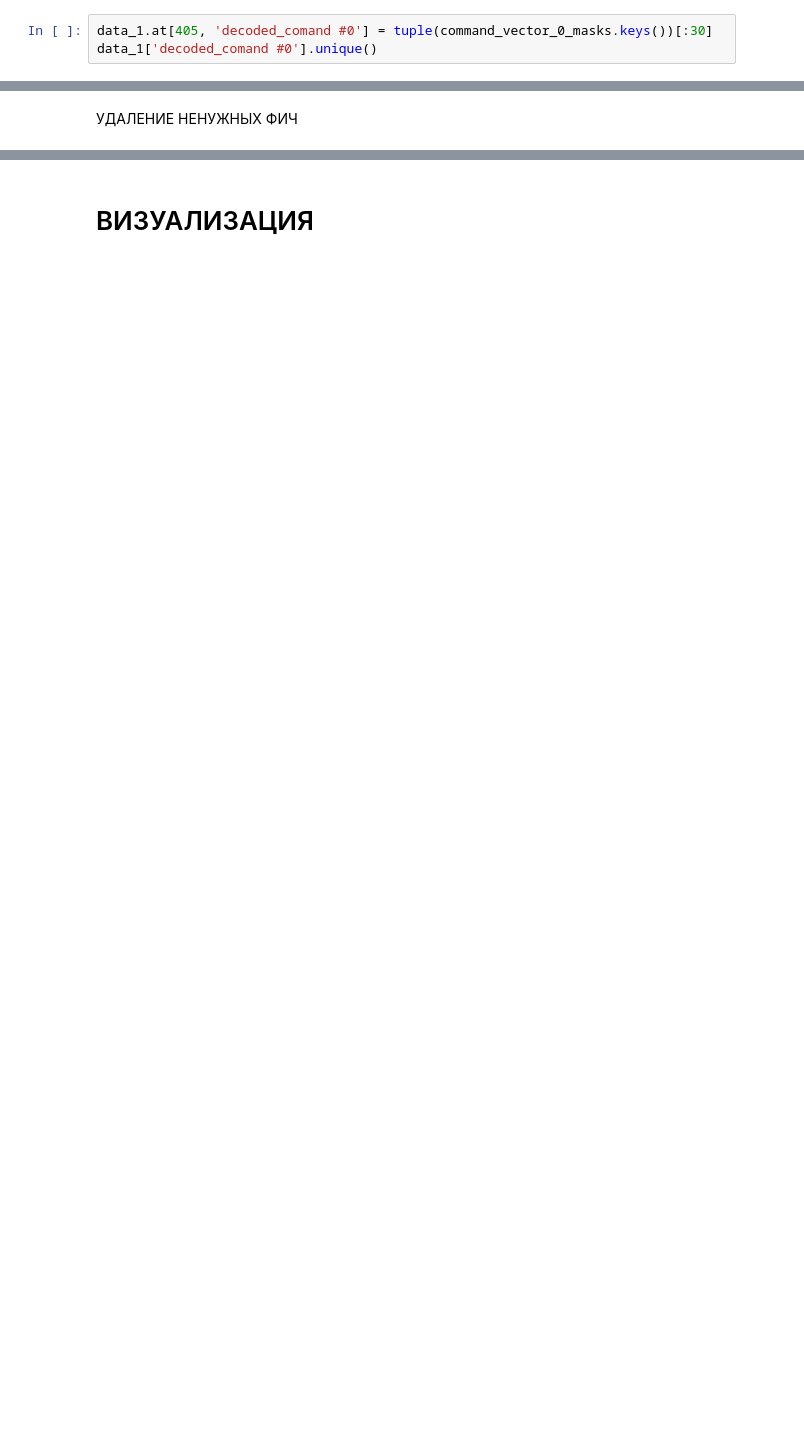
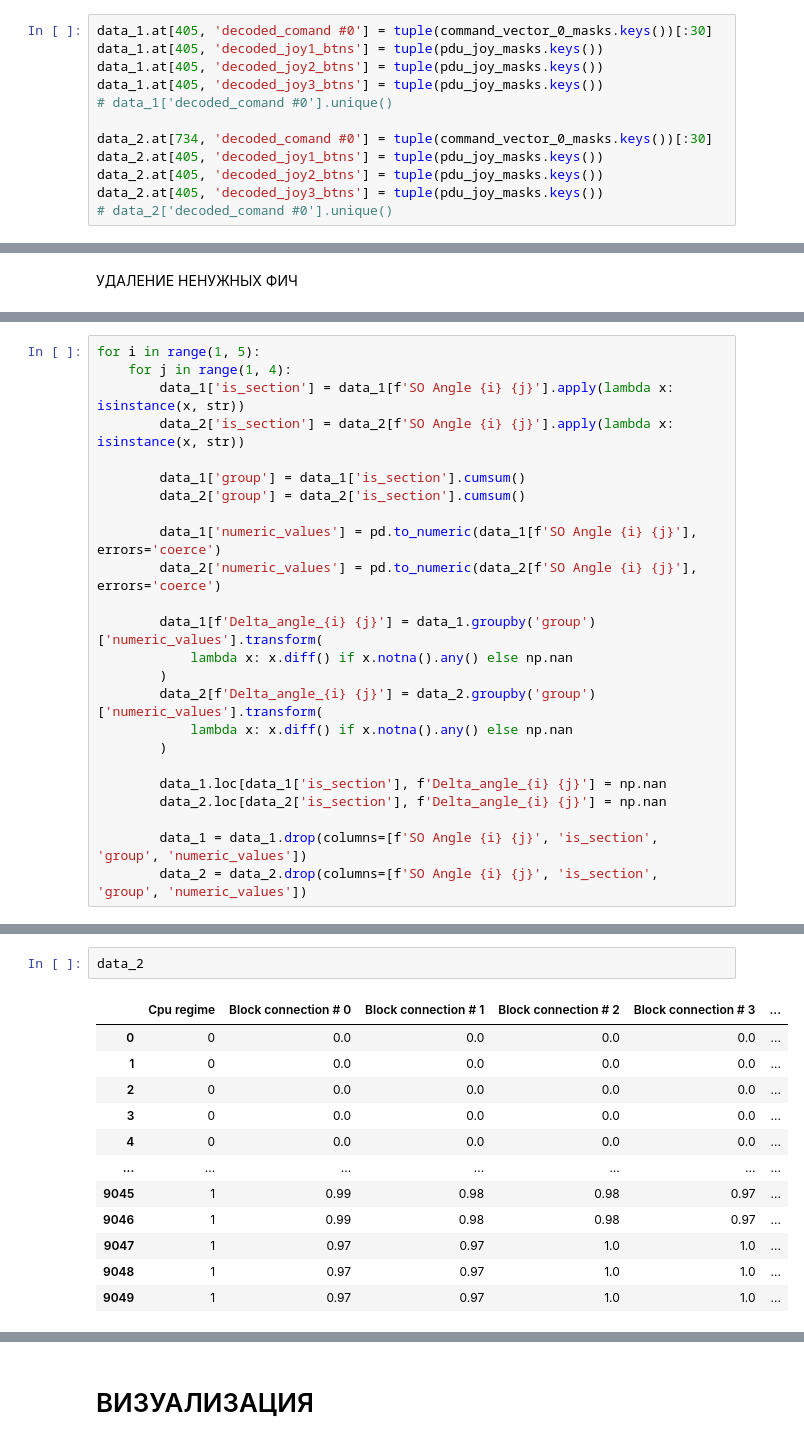
Before and after one commit to Astal2307/PracticeROSAtom, a Jupyter notebook: data_analyze.ipynb, the cells around one changed output, grey strips where cells are left out. Saved outputs shown, nothing was run; the diff lists cells and outputs as text; blank space fills up the shorter version.

```diff
--- a/data_analyze.ipynb
+++ b/data_analyze.ipynb
@@ -218,3 +203,12 @@ data_1[data_1['Timestamp'] == 'Timestamp'] # 405
 # %%
 data_1.at[405, 'decoded_comand #0'] = tuple(command_vector_0_masks.keys())[:30]
-data_1['decoded_comand #0'].unique()
+data_1.at[405, 'decoded_joy1_btns'] = tuple(pdu_joy_masks.keys())
+data_1.at[405, 'decoded_joy2_btns'] = tuple(pdu_joy_masks.keys())
+data_1.at[405, 'decoded_joy3_btns'] = tuple(pdu_joy_masks.keys())
+# data_1['decoded_comand #0'].unique()
+
+data_2.at[734, 'decoded_comand #0'] = tuple(command_vector_0_masks.keys())[:30]
+data_2.at[405, 'decoded_joy1_btns'] = tuple(pdu_joy_masks.keys())
+data_2.at[405, 'decoded_joy2_btns'] = tuple(pdu_joy_masks.keys())
+data_2.at[405, 'decoded_joy3_btns'] = tuple(pdu_joy_masks.keys())
+# data_2['decoded_comand #0'].unique()
@@ -293,0 +410,24 @@ for i in range(7, 16):
+# %%
+for i in range(1, 5):
+    for j in range(1, 4):
+        data_1['is_section'] = data_1[f'SO Angle {i} {j}'].apply(lambda x: isinstance(x, str))
+        data_2['is_section'] = data_2[f'SO Angle {i} {j}'].apply(lambda x: isinstance(x, str))
+
+        data_1['group'] = data_1['is_section'].cumsum()
+        data_2['group'] = data_2['is_section'].cumsum()
+
+        data_1['numeric_values'] = pd.to_numeric(data_1[f'SO Angle {i} {j}'], errors='coerce')
+        data_2['numeric_values'] = pd.to_numeric(data_2[f'SO Angle {i} {j}'], errors='coerce')
+
+        data_1[f'Delta_angle_{i} {j}'] = data_1.groupby('group')['numeric_values'].transform(
+            lambda x: x.diff() if x.notna().any() else np.nan
+        )
+        data_2[f'Delta_angle_{i} {j}'] = data_2.groupby('group')['numeric_values'].transform(
+            lambda x: x.diff() if x.notna().any() else np.nan
+        )
+
+        data_1.loc[data_1['is_section'], f'Delta_angle_{i} {j}'] = np.nan
+        data_2.loc[data_2['is_section'], f'Delta_angle_{i} {j}'] = np.nan
+
+        data_1 = data_1.drop(columns=[f'SO Angle {i} {j}', 'is_section', 'group', 'numeric_values'])
+        data_2 = data_2.drop(columns=[f'SO Angle {i} {j}', 'is_section', 'group', 'numeric_values'])
@@ -293,0 +450,15 @@ for i in range(7, 16):
+# %%
+data_2
+# %% [output]
+|  | Cpu regime | Block connection # 0 | Block connection # 1 | Block connection # 2 | Block connection # 3 | ... |
+| 0 | 0 | 0.0 | 0.0 | 0.0 | 0.0 | ... |
+| 1 | 0 | 0.0 | 0.0 | 0.0 | 0.0 | ... |
+| 2 | 0 | 0.0 | 0.0 | 0.0 | 0.0 | ... |
+| 3 | 0 | 0.0 | 0.0 | 0.0 | 0.0 | ... |
+| 4 | 0 | 0.0 | 0.0 | 0.0 | 0.0 | ... |
+| ... | ... | ... | ... | ... | ... | ... |
+| 9045 | 1 | 0.99 | 0.98 | 0.98 | 0.97 | ... |
+| 9046 | 1 | 0.99 | 0.98 | 0.98 | 0.97 | ... |
+| 9047 | 1 | 0.97 | 0.97 | 1.0 | 1.0 | ... |
+| 9048 | 1 | 0.97 | 0.97 | 1.0 | 1.0 | ... |
+| 9049 | 1 | 0.97 | 0.97 | 1.0 | 1.0 | ... |
```
Also changed, not shown: parts of 36 cells of this notebook.
